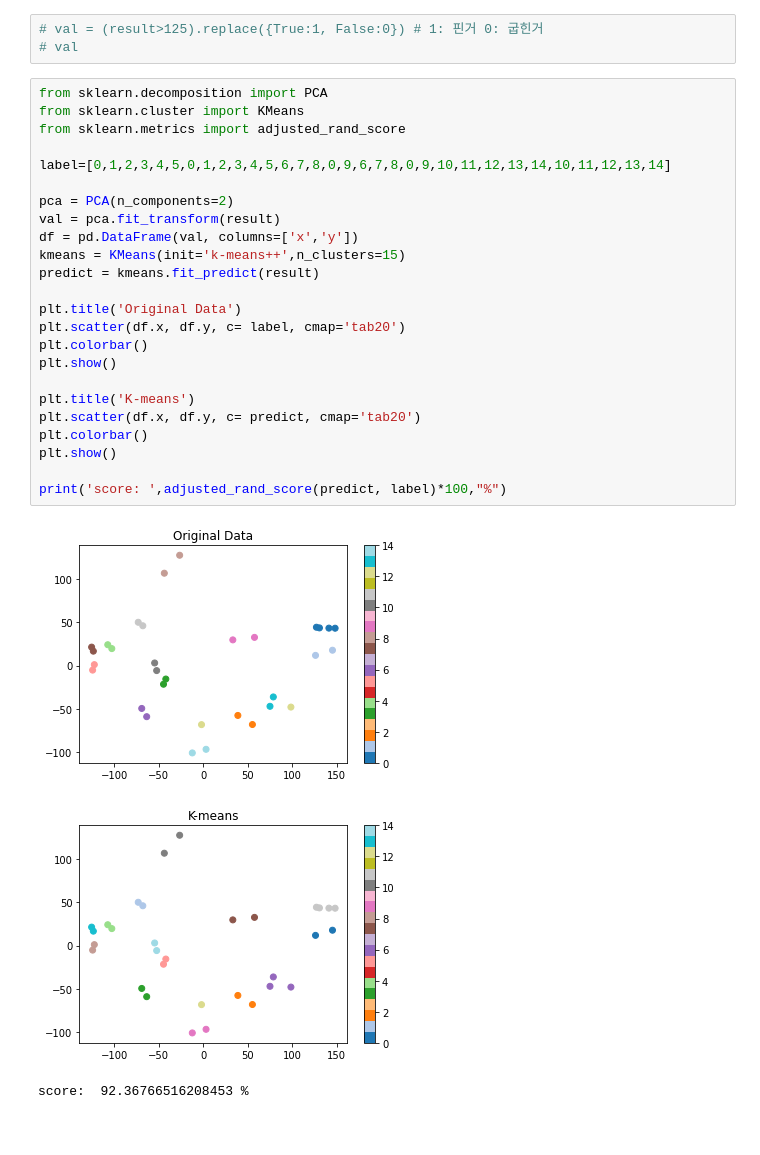
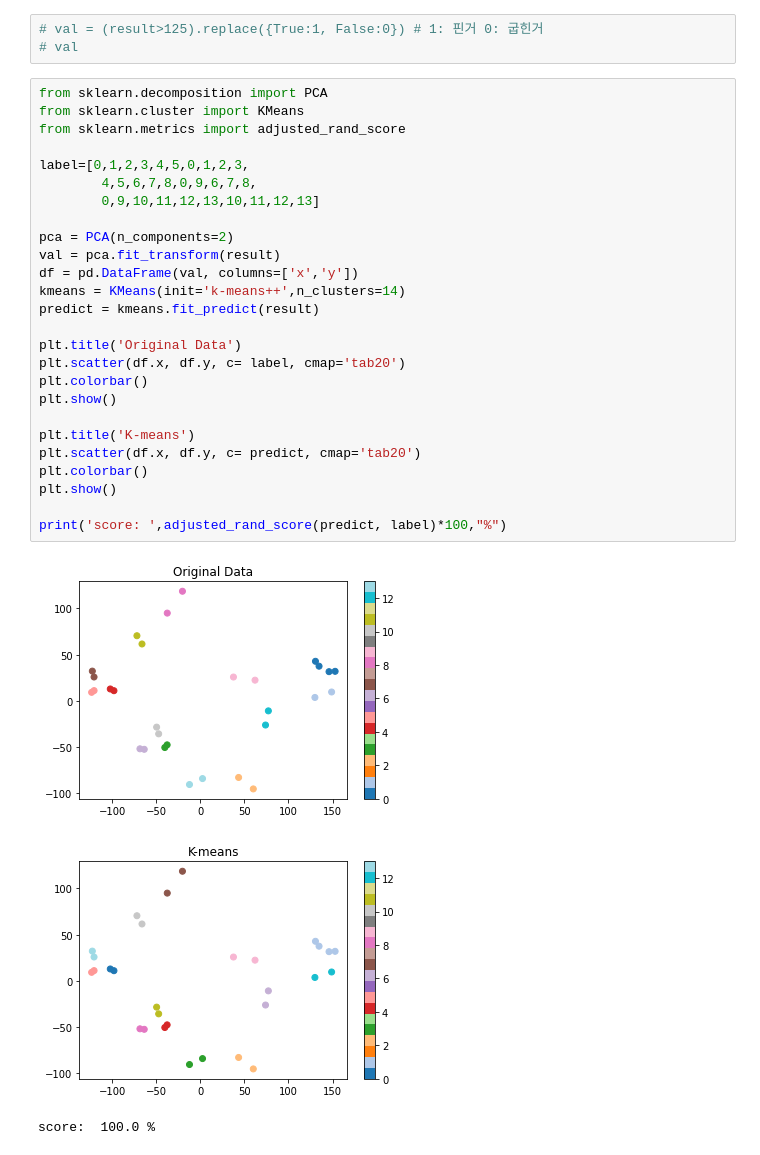
Before and after one commit to devwithpug/RandHand-Chat, a Jupyter notebook: mediaPipe/analysis.ipynb, the cells around one changed output. Saved outputs shown, nothing was run; the diff lists cells and outputs as text.

```diff
--- a/mediaPipe/analysis.ipynb
+++ b/mediaPipe/analysis.ipynb
@@ -151,28 +151,30 @@ result
 # %%
 from sklearn.decomposition import PCA
 from sklearn.cluster import KMeans
 from sklearn.metrics import adjusted_rand_score
 
-label=[0,1,2,3,4,5,0,1,2,3,4,5,6,7,8,0,9,6,7,8,0,9,10,11,12,13,14,10,11,12,13,14]
+label=[0,1,2,3,4,5,0,1,2,3,
+        4,5,6,7,8,0,9,6,7,8,
+        0,9,10,11,12,13,10,11,12,13]
 
 pca = PCA(n_components=2)
 val = pca.fit_transform(result)
 df = pd.DataFrame(val, columns=['x','y'])
-kmeans = KMeans(init='k-means++',n_clusters=15)
+kmeans = KMeans(init='k-means++',n_clusters=14)
 predict = kmeans.fit_predict(result)
 
 plt.title('Original Data')
 plt.scatter(df.x, df.y, c= label, cmap='tab20')
 plt.colorbar()
 plt.show()
 
 plt.title('K-means')
 plt.scatter(df.x, df.y, c= predict, cmap='tab20')
 plt.colorbar()
 plt.show()
 
 print('score: ',adjusted_rand_score(predict, label)*100,"%")
 # %% [output]
-[figure, old version]
+[figure, new version]
-[figure, old version]
+[figure, new version]
-score:  92.36766516208453 %
+score:  100.0 %
```
Also changed, not shown: parts of 4 cells of this notebook, 1 other file.
